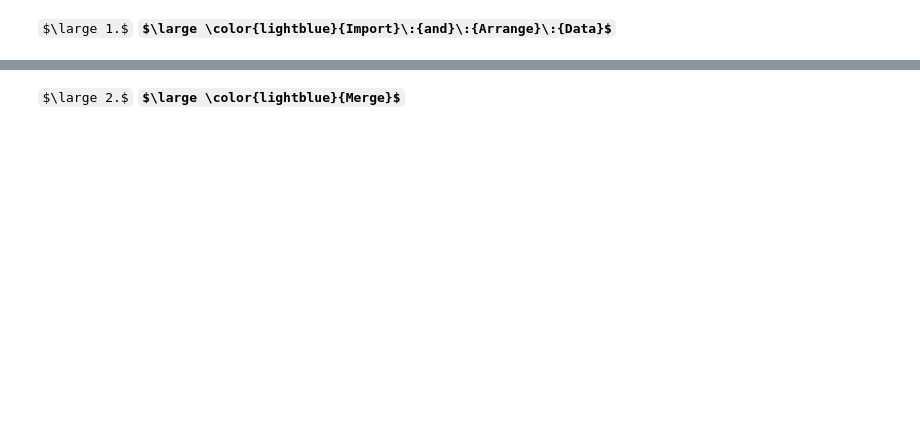
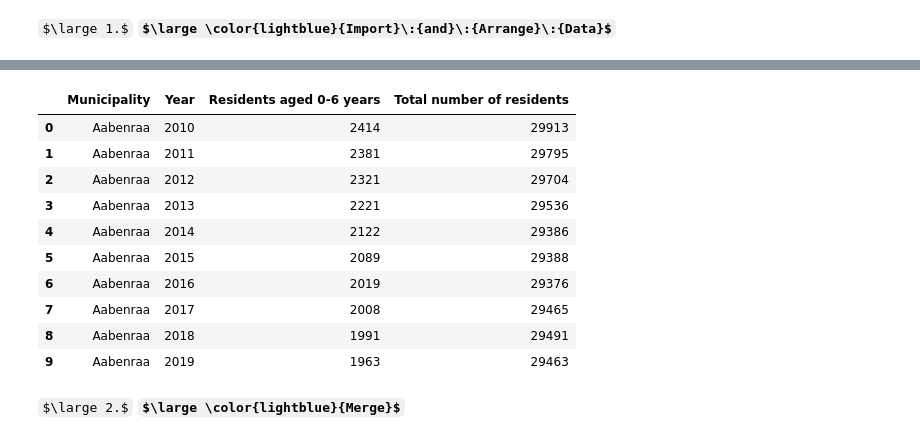
Before and after one commit to NumEconCopenhagen/projects-2023-agnete_louise_mathilde, a Jupyter notebook: dataproject/dataproject.ipynb, the cells around one changed output, grey strips where cells are left out. Drawn from its saved outputs; the diff is of its cells as text; code cells hidden in the pictures; some formulas as TeX source; blank space fills up the shorter version.

```diff
--- a/dataproject/dataproject.ipynb
+++ b/dataproject/dataproject.ipynb
@@ -161,3 +77,18 @@ data2.head(5)
+# %%
+data2 = dp.BY2()
+data2.head(10)
+# %% [output]
+|  | Municipality | Year | Residents aged 0-6 years | Total number of residents |
+| 0 | Aabenraa | 2010 | 2414 | 29913 |
+| 1 | Aabenraa | 2011 | 2381 | 29795 |
+| 2 | Aabenraa | 2012 | 2321 | 29704 |
+| 3 | Aabenraa | 2013 | 2221 | 29536 |
+| 4 | Aabenraa | 2014 | 2122 | 29386 |
+| 5 | Aabenraa | 2015 | 2089 | 29388 |
+| 6 | Aabenraa | 2016 | 2019 | 29376 |
+| 7 | Aabenraa | 2017 | 2008 | 29465 |
+| 8 | Aabenraa | 2018 | 1991 | 29491 |
+| 9 | Aabenraa | 2019 | 1963 | 29463 |
 # %% [markdown]
 $\large 2.$  **$\large \color{lightblue}{Merge}$**
 # %%
```
Also changed, not shown: parts of 9 cells of this notebook, 2 other files.
